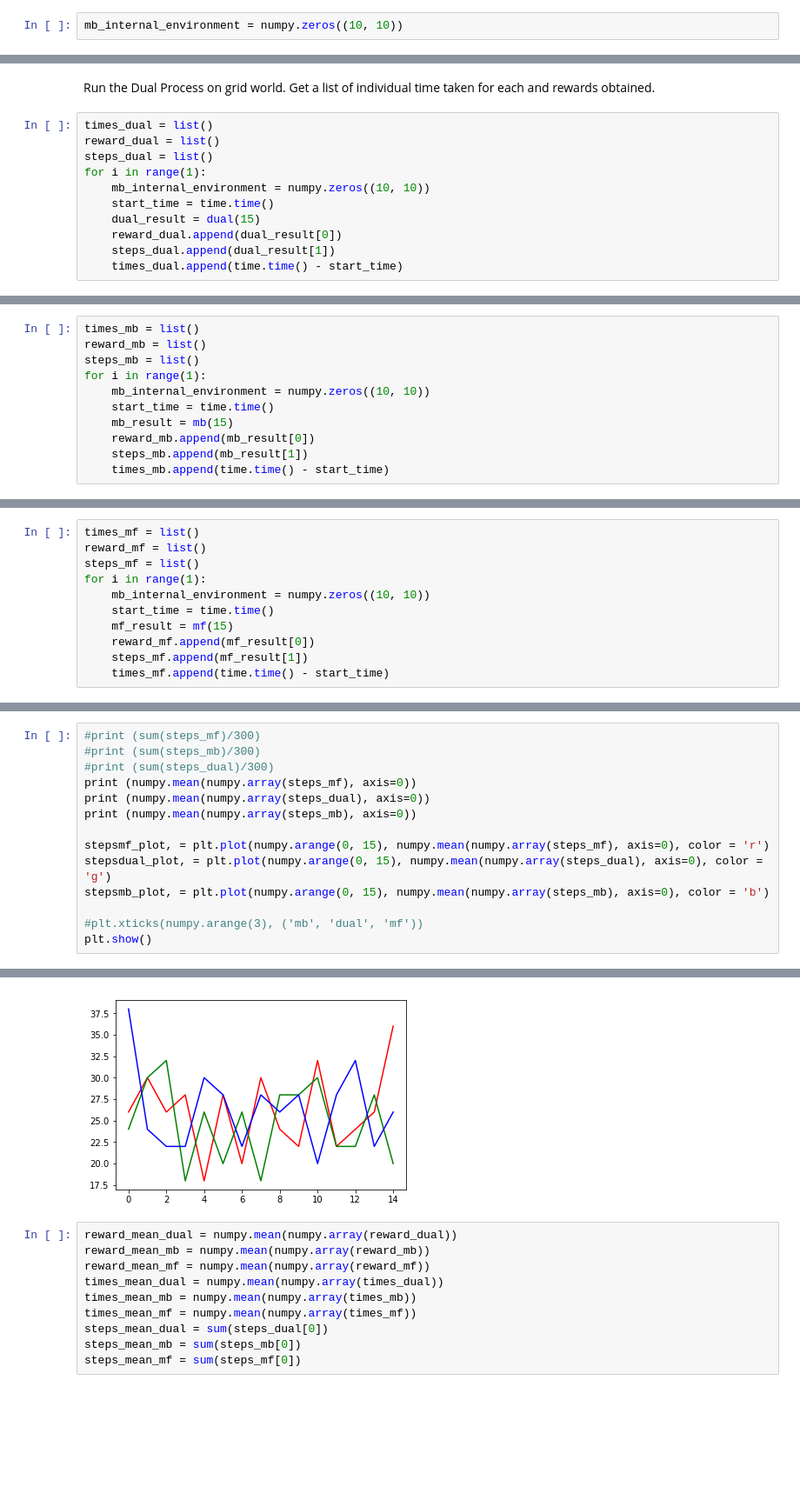
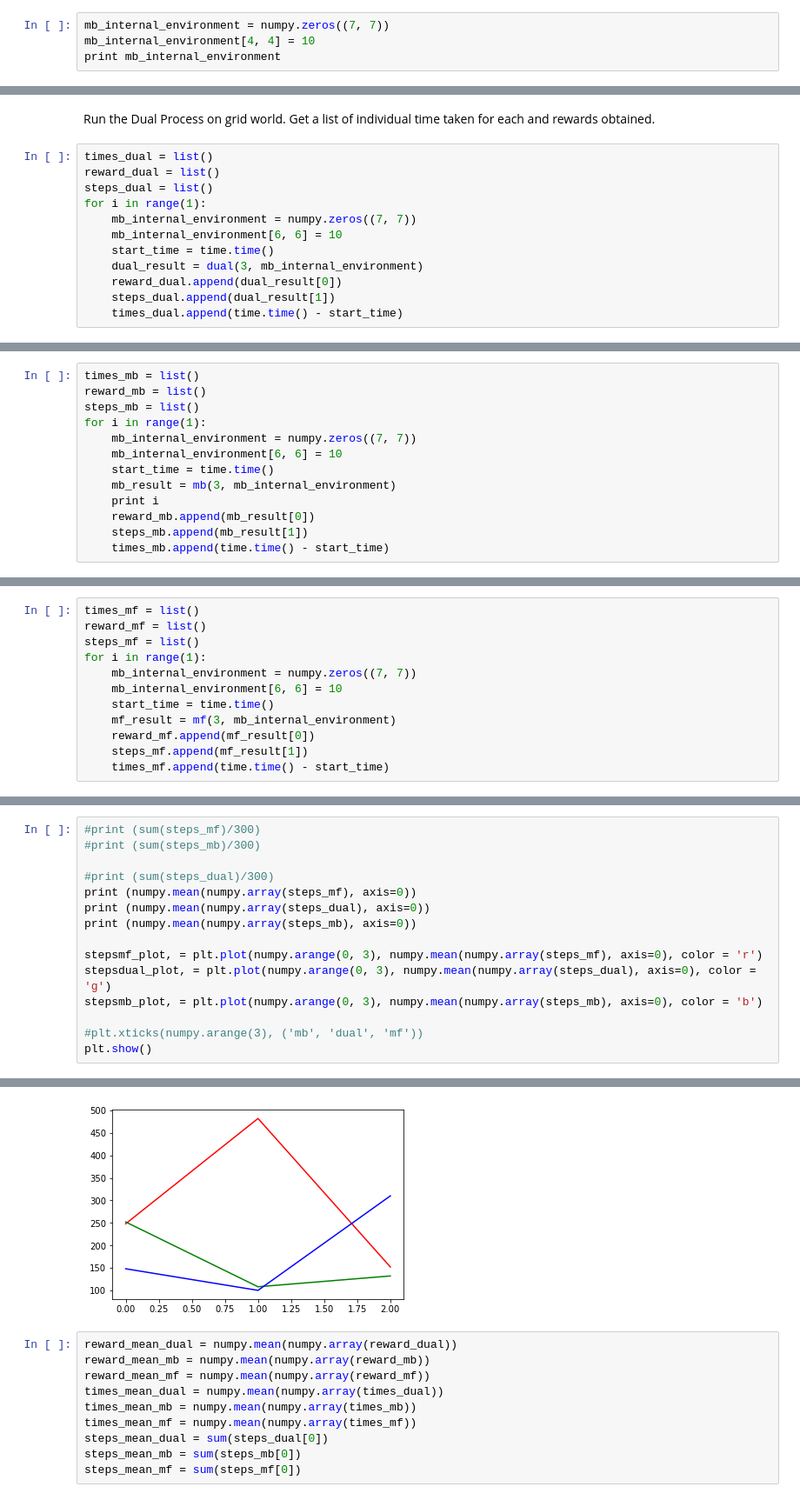
Before and after one commit to tejas-savalia/Sequencing_abstract, a Jupyter notebook: mb_mf_combined.ipynb, the cells around one changed output, grey strips where cells are left out. Shown at 87% size. Saved outputs shown, nothing was run; the diff lists cells and outputs as text; blank space fills up the shorter version.

```diff
--- a/mb_mf_combined.ipynb
+++ b/mb_mf_combined.ipynb
@@ -174,2 +188,4 @@ def mf(num_iters):
 # %%
-mb_internal_environment = numpy.zeros((10, 10))
+mb_internal_environment = numpy.zeros((7, 7))
+mb_internal_environment[4, 4] = 10
+print mb_internal_environment
@@ -180,9 +202,10 @@ times_dual = list()
 reward_dual = list()
 steps_dual = list()
 for i in range(1):
-    mb_internal_environment = numpy.zeros((10, 10))
+    mb_internal_environment = numpy.zeros((7, 7))
+    mb_internal_environment[6, 6] = 10
     start_time = time.time()
-    dual_result = dual(15)
+    dual_result = dual(3, mb_internal_environment)
     reward_dual.append(dual_result[0])
     steps_dual.append(dual_result[1])
     times_dual.append(time.time() - start_time)
@@ -191,9 +232,11 @@ times_mb = list()
 reward_mb = list()
 steps_mb = list()
 for i in range(1):
-    mb_internal_environment = numpy.zeros((10, 10))
+    mb_internal_environment = numpy.zeros((7, 7))
+    mb_internal_environment[6, 6] = 10
     start_time = time.time()
-    mb_result = mb(15)
+    mb_result = mb(3, mb_internal_environment)
+    print i
     reward_mb.append(mb_result[0])
     steps_mb.append(mb_result[1])
     times_mb.append(time.time() - start_time)
@@ -202,9 +263,10 @@ times_mf = list()
 reward_mf = list()
 steps_mf = list()
 for i in range(1):
-    mb_internal_environment = numpy.zeros((10, 10))
+    mb_internal_environment = numpy.zeros((7, 7))
+    mb_internal_environment[6, 6] = 10
     start_time = time.time()
-    mf_result = mf(15)
+    mf_result = mf(3, mb_internal_environment)
     reward_mf.append(mf_result[0])
     steps_mf.append(mf_result[1])
     times_mf.append(time.time() - start_time)
@@ -229,14 +308,15 @@ for i in range(1):
 # %%
 #print (sum(steps_mf)/300)
 #print (sum(steps_mb)/300)
+
 #print (sum(steps_dual)/300)
 print (numpy.mean(numpy.array(steps_mf), axis=0))
 print (numpy.mean(numpy.array(steps_dual), axis=0))
 print (numpy.mean(numpy.array(steps_mb), axis=0))
 
-stepsmf_plot, = plt.plot(numpy.arange(0, 15), numpy.mean(numpy.array(steps_mf), axis=0), color = 'r')
-stepsdual_plot, = plt.plot(numpy.arange(0, 15), numpy.mean(numpy.array(steps_dual), axis=0), color = 'g')
-stepsmb_plot, = plt.plot(numpy.arange(0, 15), numpy.mean(numpy.array(steps_mb), axis=0), color = 'b')
+stepsmf_plot, = plt.plot(numpy.arange(0, 3), numpy.mean(numpy.array(steps_mf), axis=0), color = 'r')
+stepsdual_plot, = plt.plot(numpy.arange(0, 3), numpy.mean(numpy.array(steps_dual), axis=0), color = 'g')
+stepsmb_plot, = plt.plot(numpy.arange(0, 3), numpy.mean(numpy.array(steps_mb), axis=0), color = 'b')
 
 #plt.xticks(numpy.arange(3), ('mb', 'dual', 'mf'))
 plt.show()
@@ -247,4 +327,4 @@ plt.show()
-[figure, old version]
+[figure, new version]
 # %%
 reward_mean_dual = numpy.mean(numpy.array(reward_dual))
 reward_mean_mb = numpy.mean(numpy.array(reward_mb))
```
Also changed, not shown: parts of 23 cells of this notebook, 1 other file.
